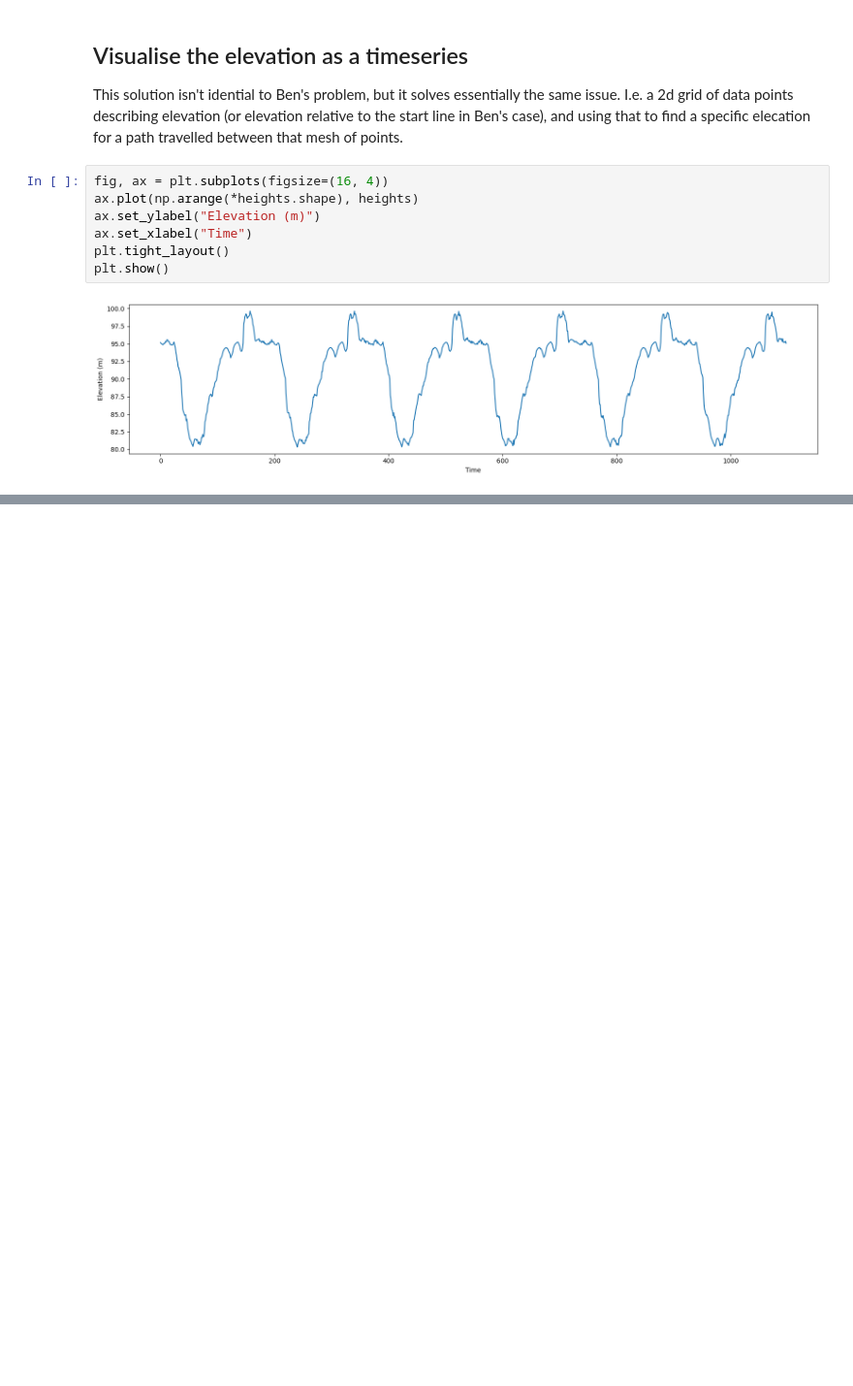
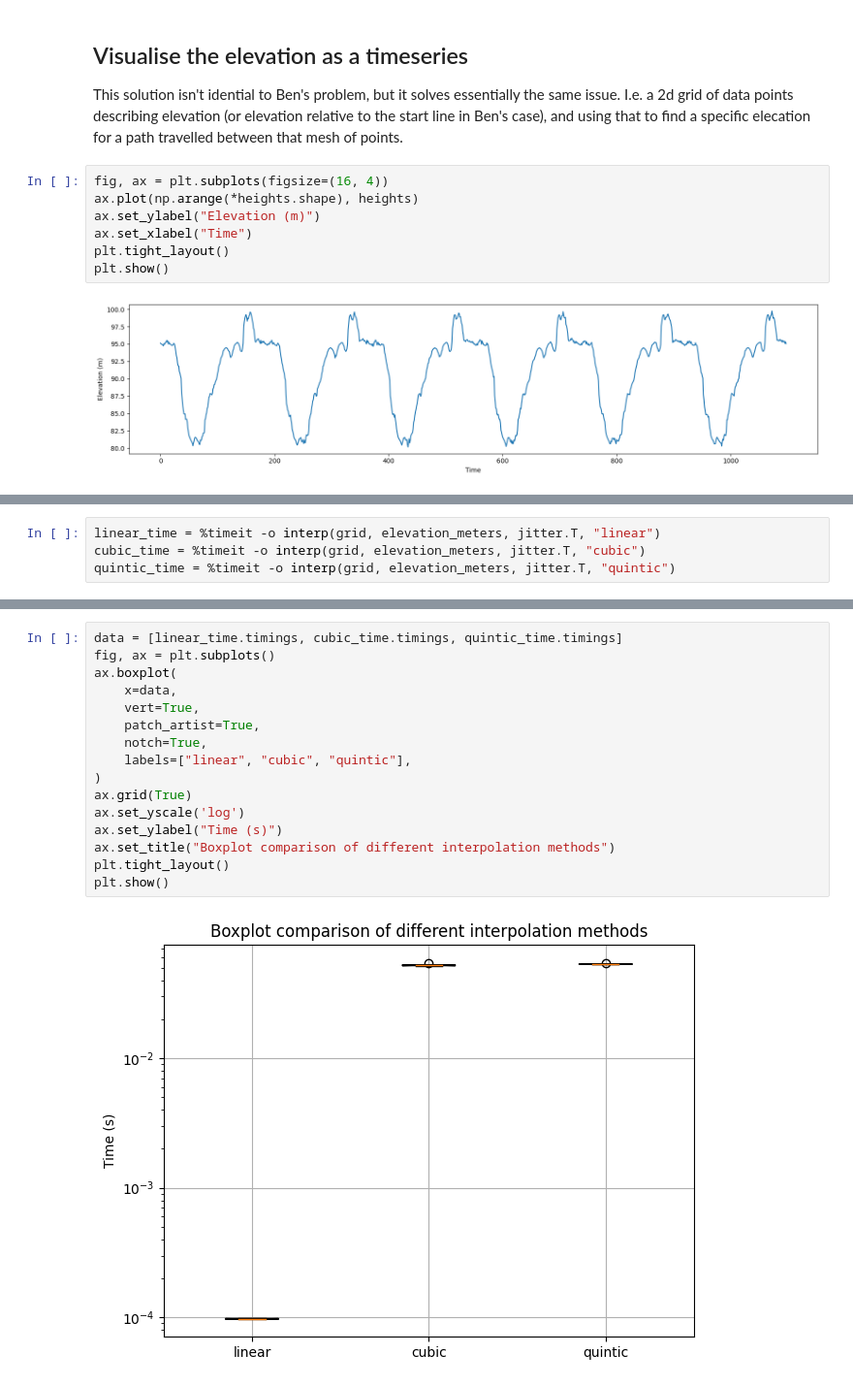
Before and after one commit to jmsplank/mws_elevation, a Jupyter notebook: elevation_interpolation.ipynb, the cells around one changed output, grey strips where cells are left out. Shown at 97% size. Drawn from its saved outputs; the diff is of its cells as text; blank space fills up the shorter version.

```diff
--- a/elevation_interpolation.ipynb
+++ b/elevation_interpolation.ipynb
@@ -299,0 +326,4 @@ plt.show()
+# %%
+linear_time = %timeit -o interp(grid, elevation_meters, jitter.T, "linear")
+cubic_time = %timeit -o interp(grid, elevation_meters, jitter.T, "cubic")
+quintic_time = %timeit -o interp(grid, elevation_meters, jitter.T, "quintic")
@@ -299,0 +334,18 @@ plt.show()
+# %%
+data = [linear_time.timings, cubic_time.timings, quintic_time.timings]
+fig, ax = plt.subplots()
+ax.boxplot(
+    x=data,
+    vert=True,
+    patch_artist=True,
+    notch=True,
+    labels=["linear", "cubic", "quintic"],
+)
+ax.grid(True)
+ax.set_yscale('log')
+ax.set_ylabel("Time (s)")
+ax.set_title("Boxplot comparison of different interpolation methods")
+plt.tight_layout()
+plt.show()
+# %% [output]
+[figure, added]
```
Also changed, not shown: parts of 6 cells of this notebook.
